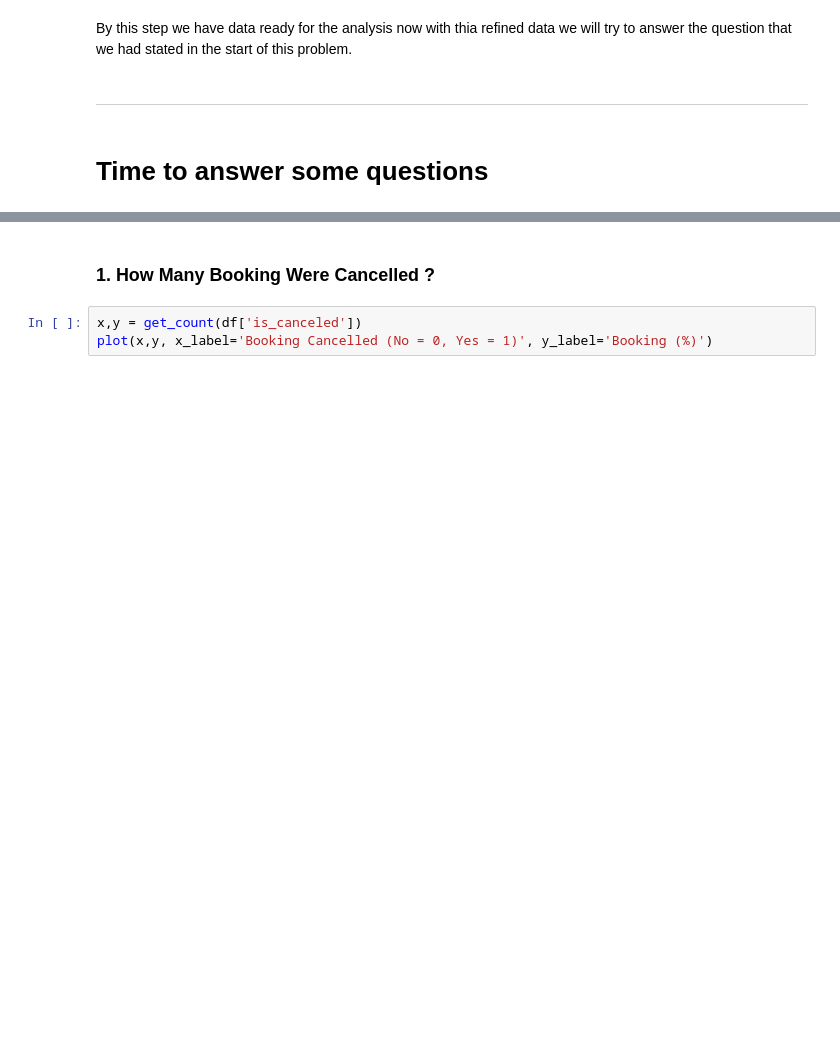
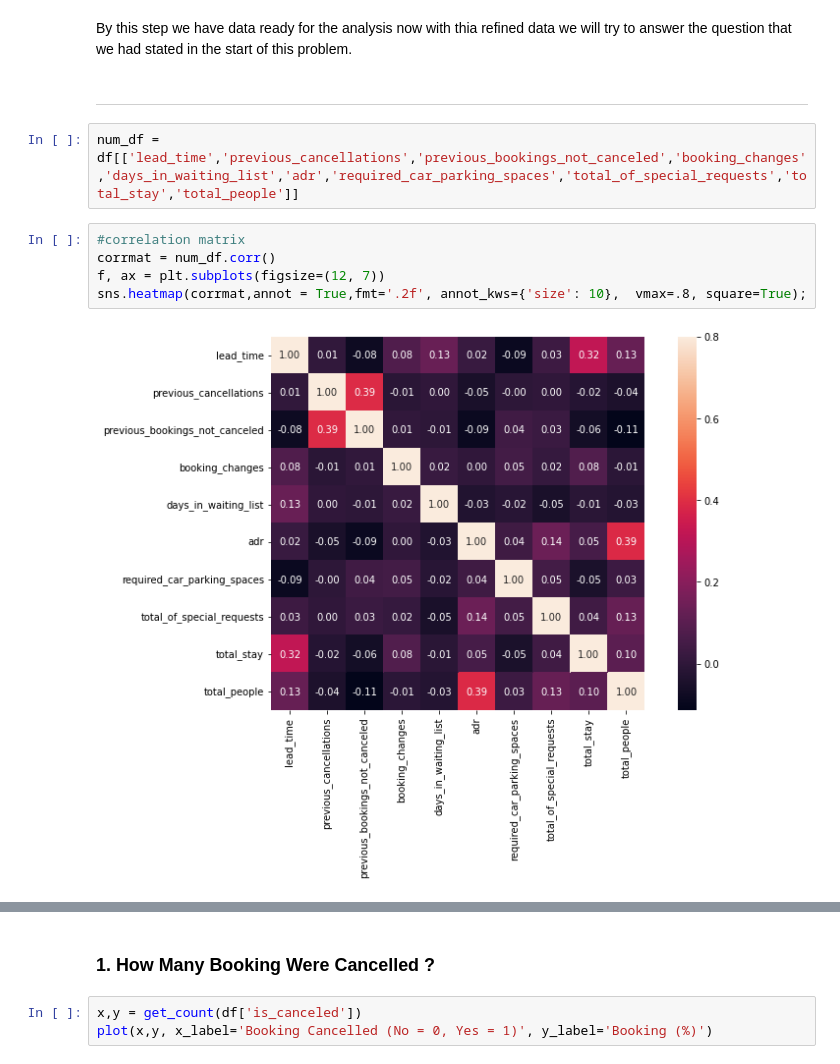
Before and after one commit to Zunaid686/hotel-booking-analysis, a Jupyter notebook: Copy_of_Copy_of_Copy_of_Hotel_Booking_Analysis_Capstone_Project.ipynb, the cells around one changed output, grey strips where cells are left out. Cells and saved outputs as stored; diff of their text form; blank space fills up the shorter version.

```diff
--- a/Copy_of_Copy_of_Copy_of_Hotel_Booking_Analysis_Capstone_Project.ipynb
+++ b/Copy_of_Copy_of_Copy_of_Hotel_Booking_Analysis_Capstone_Project.ipynb
@@ -244,5 +270,12 @@ def get_count(series, limit=None):
 By this step we have data ready for the analysis now with thia refined data we will try to answer the question that we had stated in the start of this problem.
 # %% [markdown]
 --------------------------------------------------------------
-# %% [markdown]
-# **Time to answer some questions**
+# %%
+num_df = df[['lead_time','previous_cancellations','previous_bookings_not_canceled','booking_changes','days_in_waiting_list','adr','required_car_parking_spaces','total_of_special_requests','total_stay','total_people']]
+# %%
+#correlation matrix
+corrmat = num_df.corr()
+f, ax = plt.subplots(figsize=(12, 7))
+sns.heatmap(corrmat,annot = True,fmt='.2f', annot_kws={'size': 10},  vmax=.8, square=True);
+# %% [output]
+[figure, added]
```
Also changed, not shown: parts of 87 cells of this notebook.
